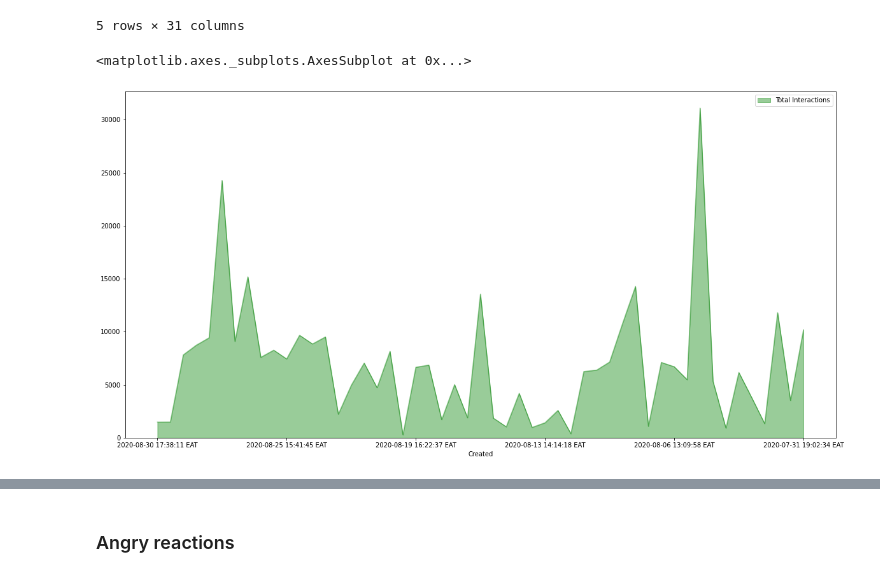
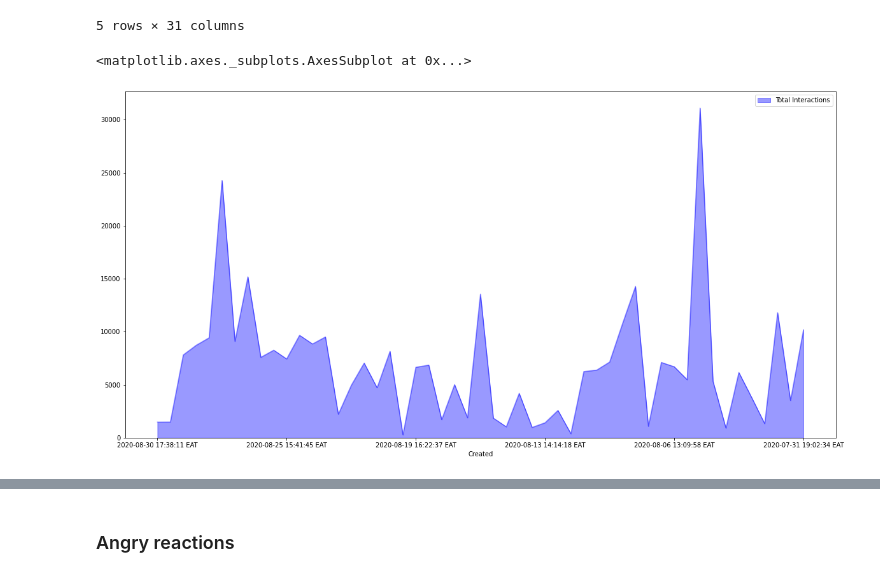
Before and after one commit to SunbirdAI/covid19-uganda-facebook-data-analysis, a Jupyter notebook: MoH page posts.ipynb, the cells around one changed output, grey strips where cells are left out. Cells and saved outputs as stored; diff of their text form; code cells hidden in the pictures.

```diff
--- a/MoH page posts.ipynb
+++ b/MoH page posts.ipynb
@@ -31,7 +31,7 @@ posts.head()
 | 10 | Ministry of Health- Uganda | minofhealthUG | 767949523254855 | 181221 | 2020-08-27 15:47:46 EAT | Photo | 7843 | 1029 | 253 | ... |
 5 rows × 31 columns
 # %%
-posts.plot.area(x='Created', y=['Total Interactions'], color='Green', alpha=0.4, figsize=(20,10))
+posts.plot.area(x='Created', y=['Total Interactions'], color='Blue', alpha=0.4, figsize=(20,10))
 # %% [output]
 <matplotlib.axes._subplots.AxesSubplot at 0x...>
-[figure, old version]
+[figure, new version]
```
Also changed, not shown: parts of 5 cells of this notebook.
